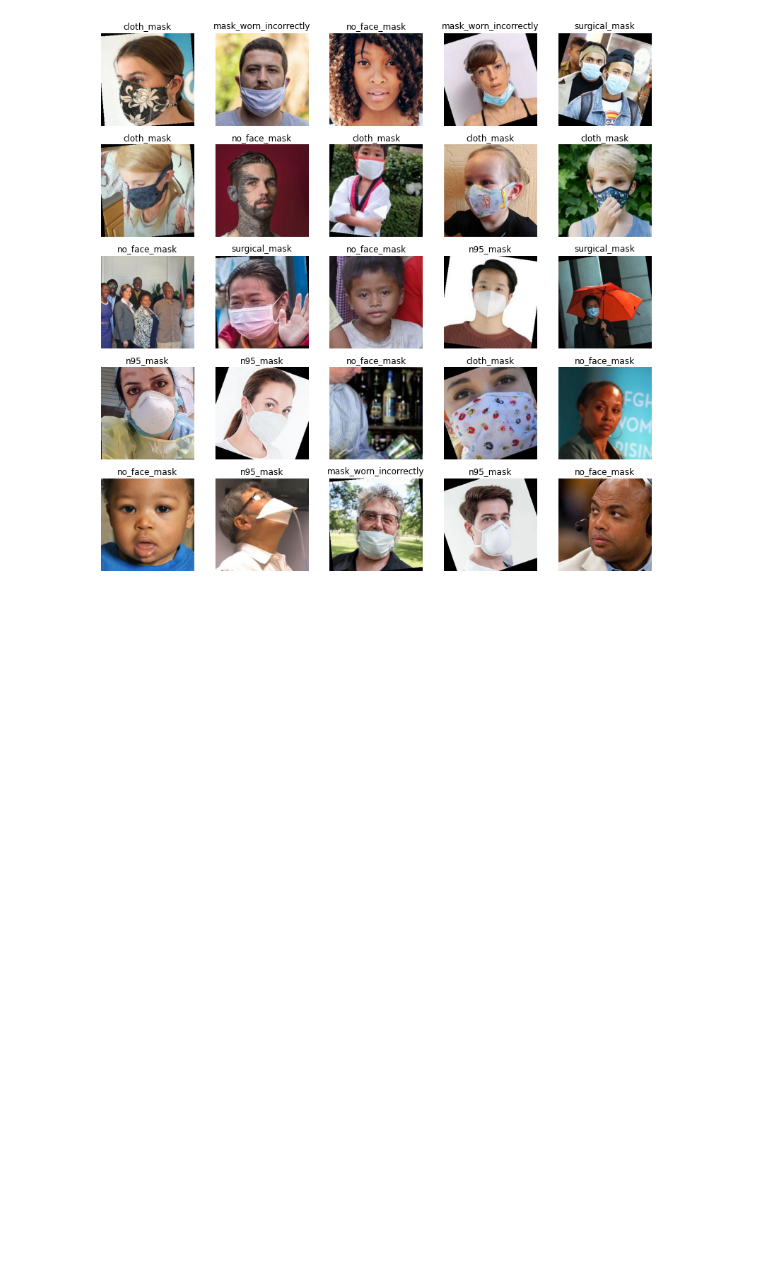
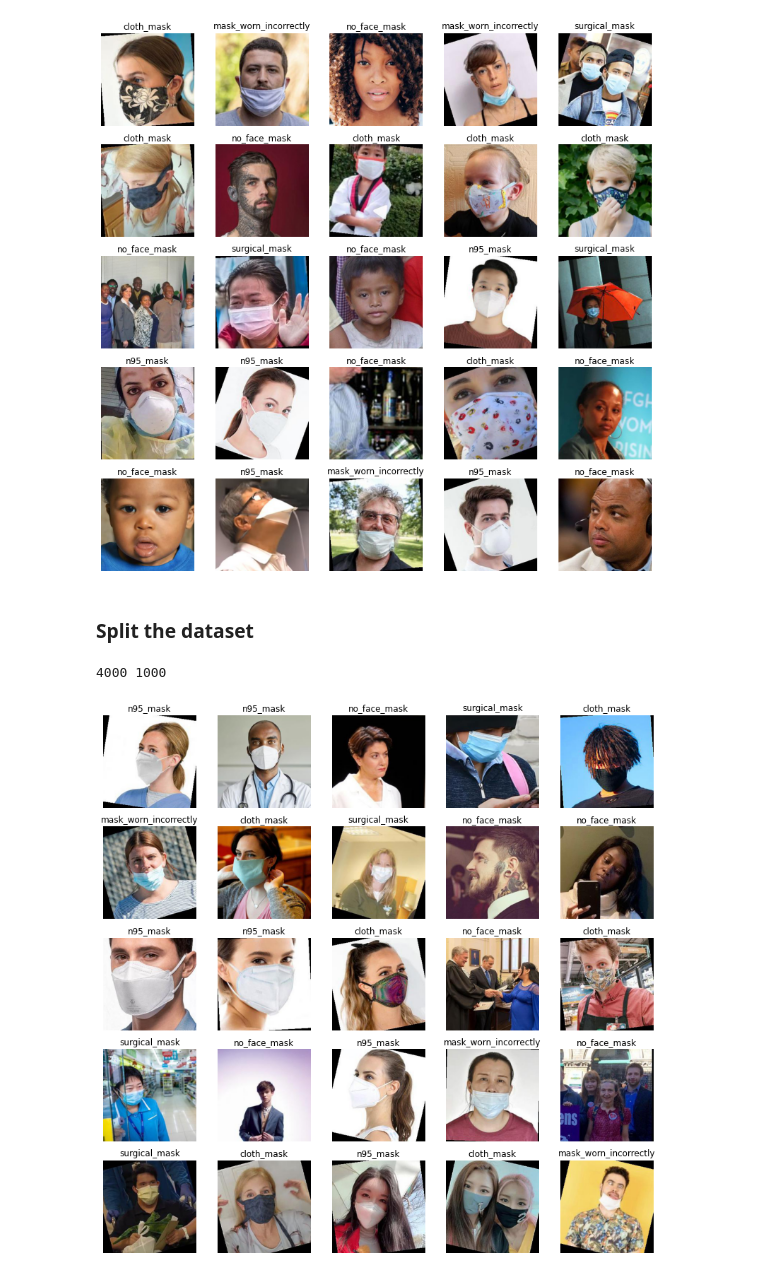
Before and after one commit to youyinnn/ai_face_mask_detector, a Jupyter notebook: show_case_1.ipynb, the cells around one changed output. Saved outputs shown, nothing was run; the diff lists cells and outputs as text; code cells hidden in the pictures; blank space fills up the shorter version.

Commit message:
load and split;

```diff
--- a/show_case_1.ipynb
+++ b/show_case_1.ipynb
@@ -52,3 +54,14 @@ def show_image_rand(img_data):
 show_image_rand(data)
 # %% [output]
 [figure]
+# %% [markdown]
+### Split the dataset
+# %%
+s1, s2 = torch.utils.data.random_split(data, [4000, 1000], generator=torch.Generator().manual_seed(42))
+# %%
+print(len(s1), len(s2))
+
+show_image_rand(s1)
+# %% [output]
+4000 1000
+[figure, added]
```
Also changed, not shown: parts of 1 cell of this notebook.
